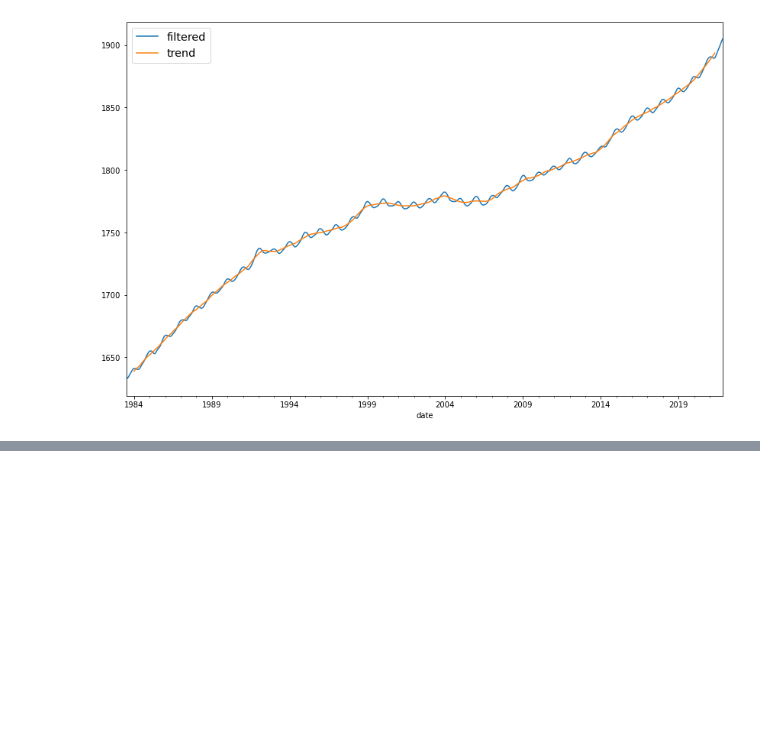
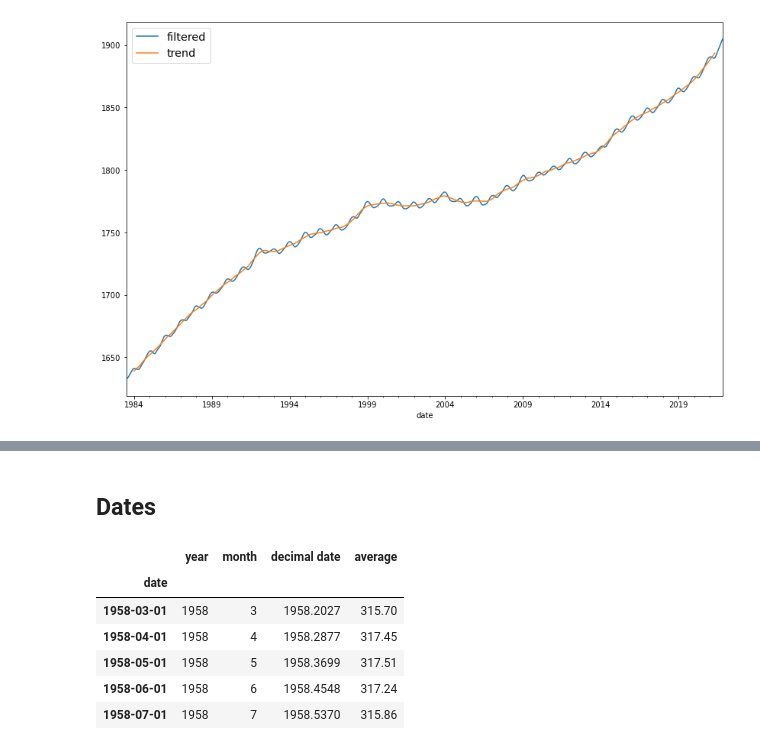
Before and after one commit to profxj/ocea200, a Jupyter notebook: OCEA-267/Lectures/Exercise_W1_L2.ipynb, the cells around one changed output, grey strips where cells are left out. Cells and saved outputs as stored; diff of their text form; code cells hidden in the pictures; blank space fills up the shorter version.

```diff
--- a/OCEA-267/Lectures/Exercise_W1_L2.ipynb
+++ b/OCEA-267/Lectures/Exercise_W1_L2.ipynb
@@ -162,0 +180,18 @@ fig.set_size_inches((14, 9))
+# %% [markdown]
+## Dates
+# %%
+dates = []
+for index, row in co2.iterrows():
+    dates.append(f'{int(row.year)}-{int(row.month)}')
+dates = pandas.to_datetime(dates)
+co2['date'] = dates
+co2.set_index('date', inplace=True)
+co2.head()
+# %% [output]
+|  | year | month | decimal date | average |
+| date |  |  |  |  |
+| 1958-03-01 | 1958 | 3 | 1958.2027 | 315.70 |
+| 1958-04-01 | 1958 | 4 | 1958.2877 | 317.45 |
+| 1958-05-01 | 1958 | 5 | 1958.3699 | 317.51 |
+| 1958-06-01 | 1958 | 6 | 1958.4548 | 317.24 |
+| 1958-07-01 | 1958 | 7 | 1958.5370 | 315.86 |
```
Also changed, not shown: parts of 13 cells of this notebook, 1 other file.
